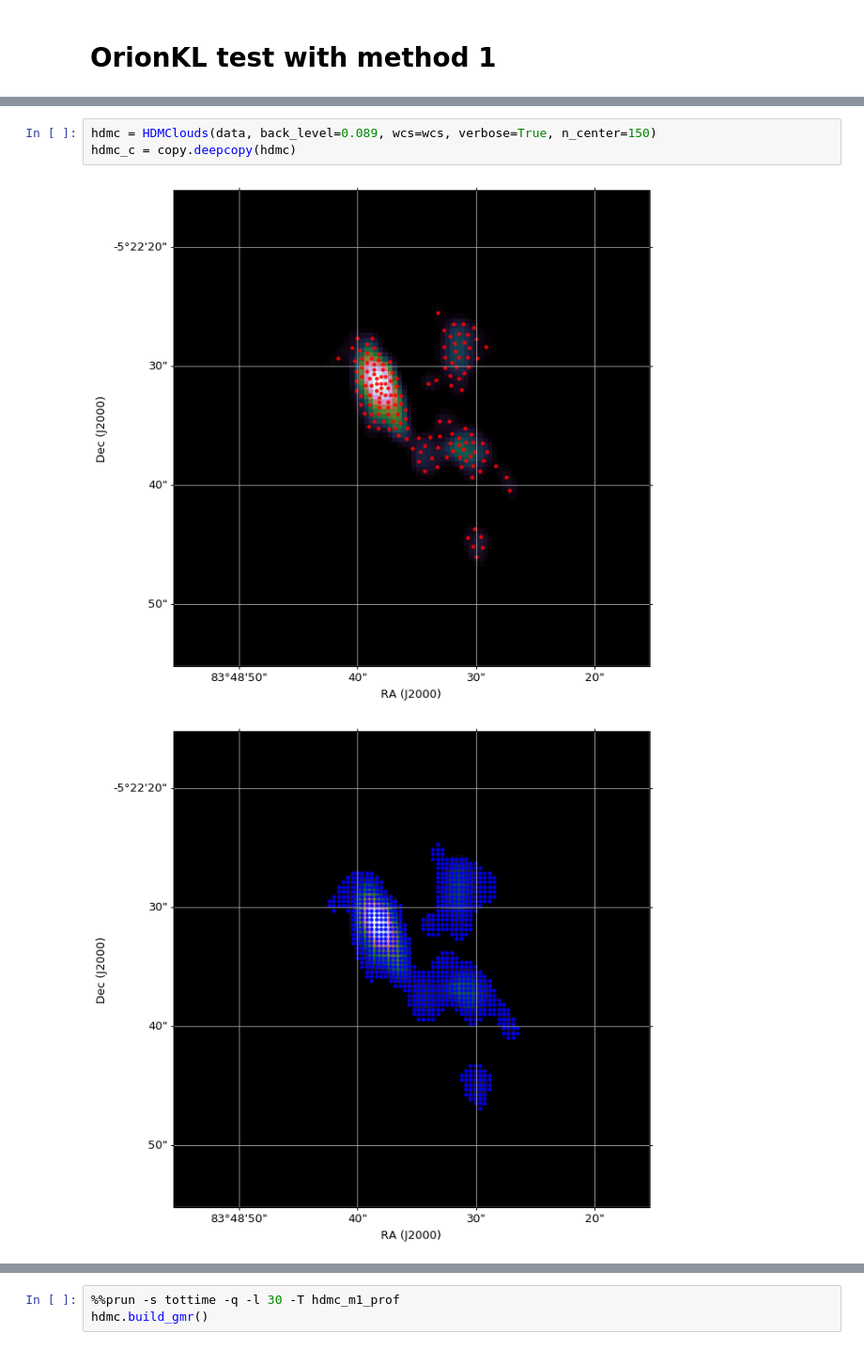
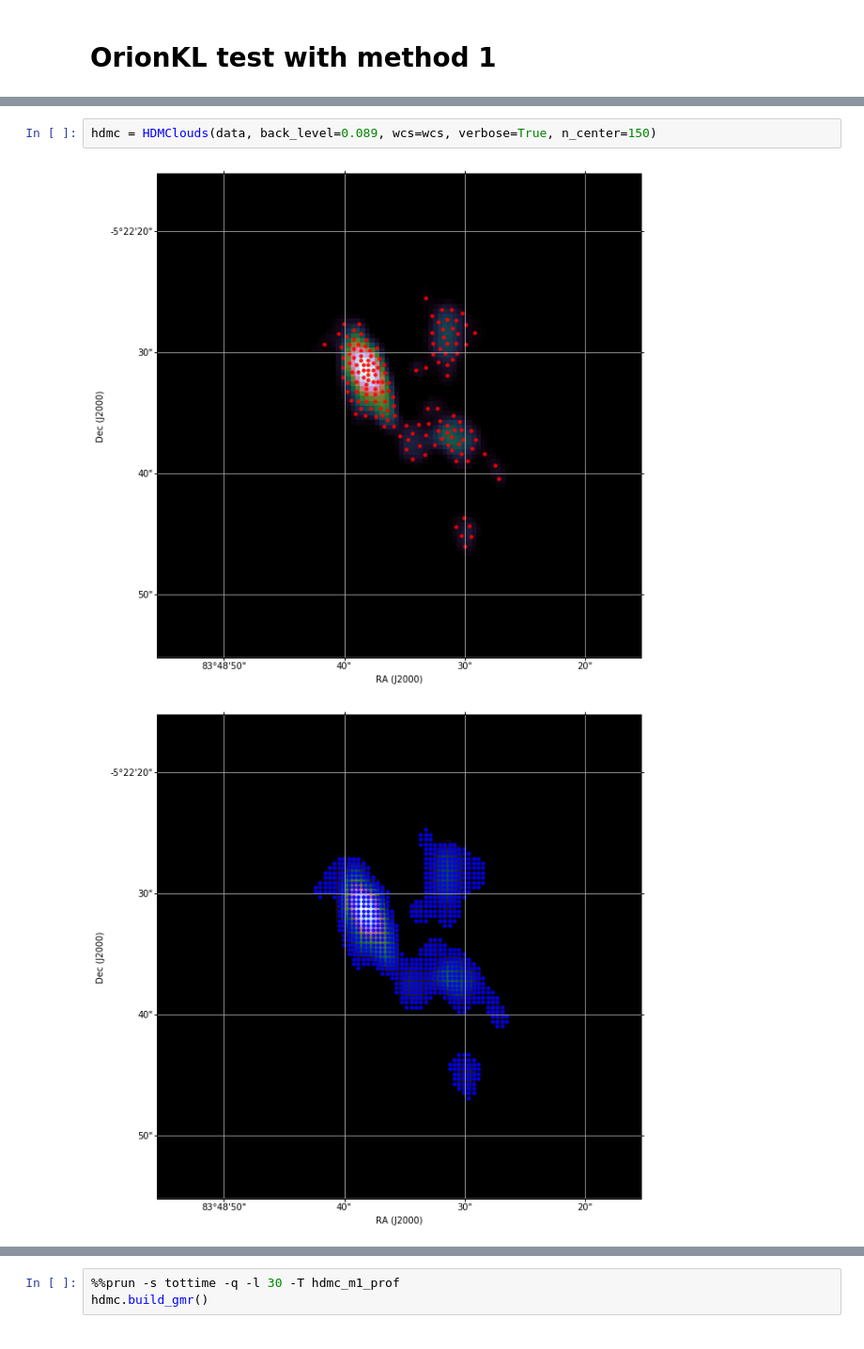
Before and after one commit to mavillan/HDMClouds, a Jupyter notebook: notebooks/case1-OrionKL with improved IG - m1.ipynb, the cells around one changed output, grey strips where cells are left out. Shown: that part at 94% size. Saved outputs shown, nothing was run; the diff lists cells and outputs as text.

```diff
--- a/notebooks/case1-OrionKL with improved IG - m1.ipynb
+++ b/notebooks/case1-OrionKL with improved IG - m1.ipynb
@@ -58,10 +55,9 @@ preprocessing(data, wcs)
 back_level:  0.10237737624469602
 # %%
 hdmc = HDMClouds(data, back_level=0.089, wcs=wcs, verbose=True, n_center=150)
-hdmc_c = copy.deepcopy(hdmc)
 # %% [output]
-[figure, old version]
+[figure, new version]
-[figure, old version]
+[figure, new version]
 # %%
 hdmc.get_residual_stats();
 # %% [output]
```
Also changed, not shown: parts of 4 cells of this notebook, 1 other file.
